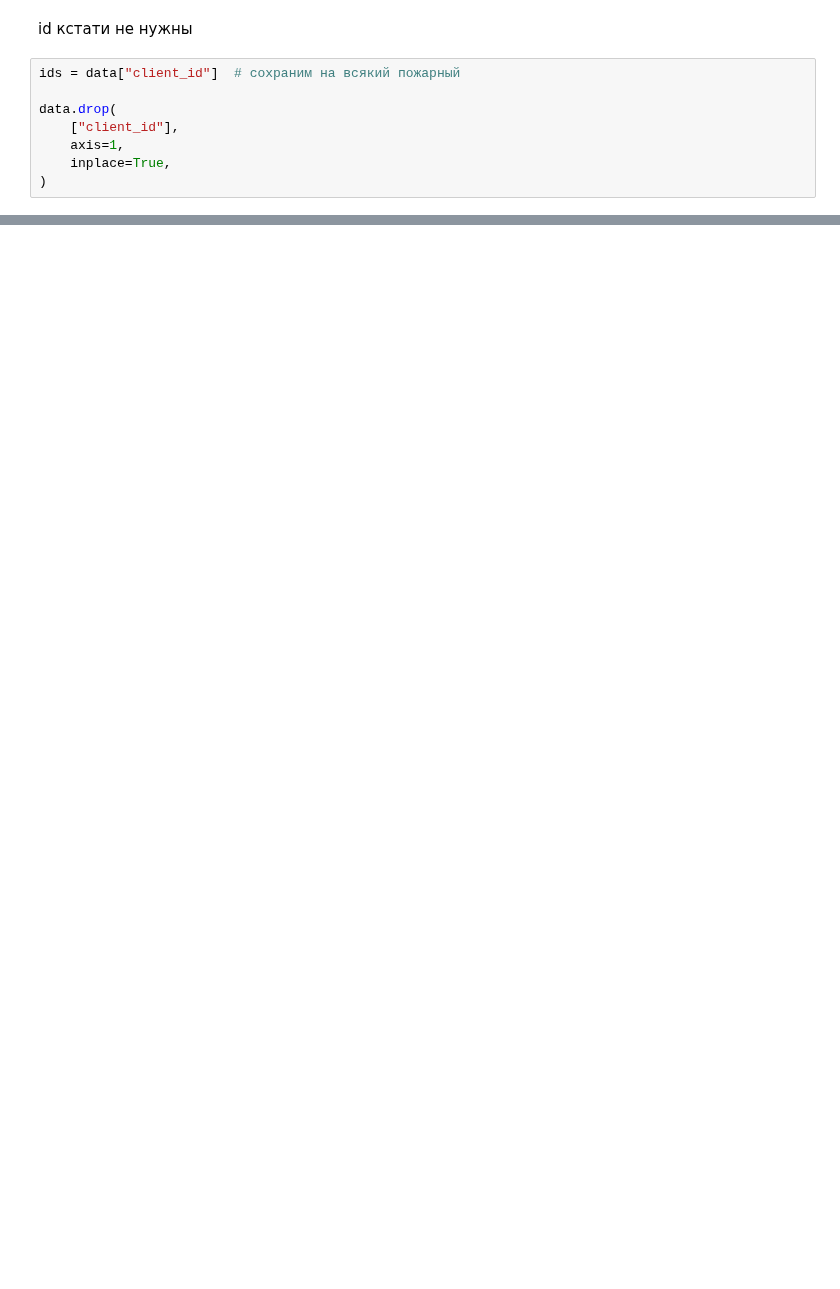
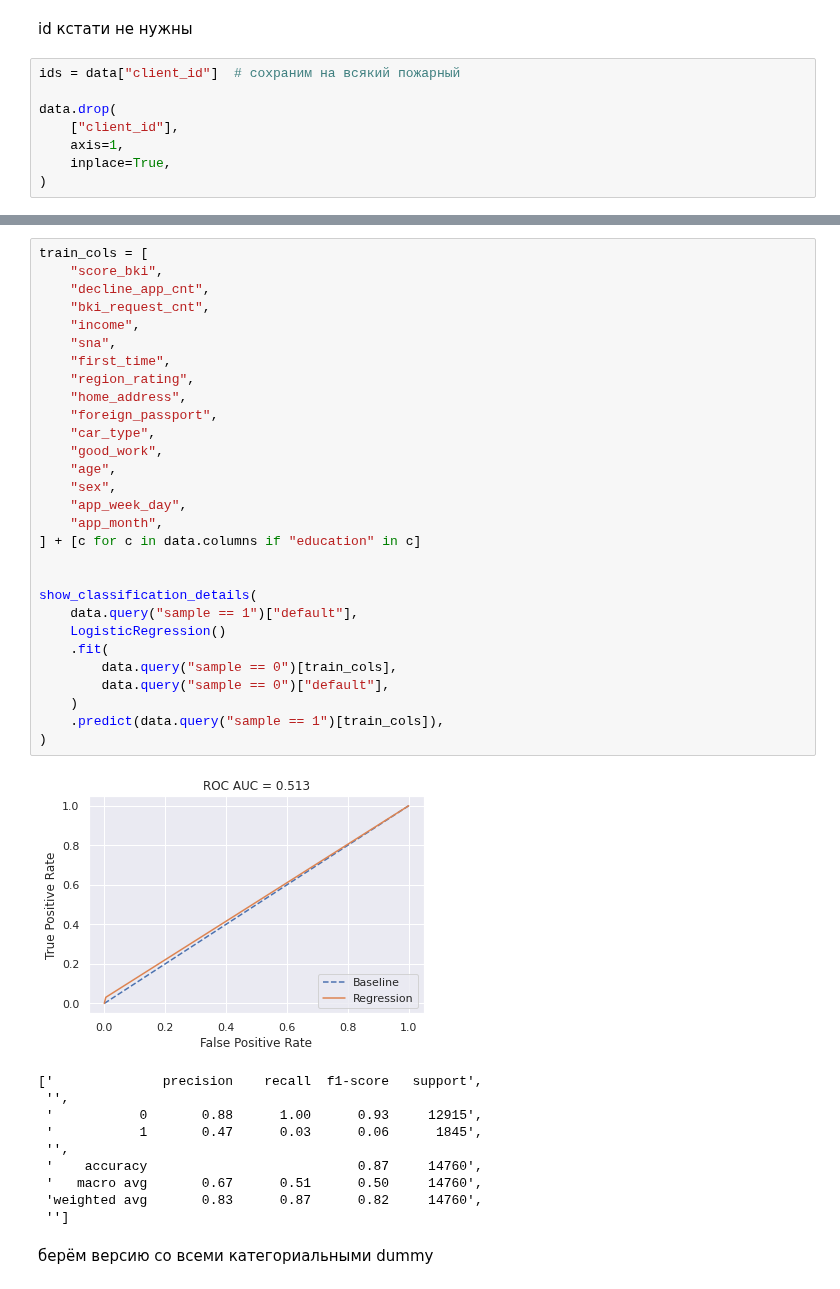
Before and after one commit to XelorR/sf_project_5, a Jupyter notebook: pp_scoring_from_scratch.ipynb, the cells around one changed output, grey strips where cells are left out. Saved outputs shown, nothing was run; the diff lists cells and outputs as text; blank space fills up the shorter version.

```diff
--- a/pp_scoring_from_scratch.ipynb
+++ b/pp_scoring_from_scratch.ipynb
@@ -299,0 +342,42 @@ dtype: object
+# %%
+train_cols = [
+    "score_bki",
+    "decline_app_cnt",
+    "bki_request_cnt",
+    "income",
+    "sna",
+    "first_time",
+    "region_rating",
+    "home_address",
+    "foreign_passport",
+    "car_type",
+    "good_work",
+    "age",
+    "sex",
+    "app_week_day",
+    "app_month",
+] + [c for c in data.columns if "education" in c]
+
+
+show_classification_details(
+    data.query("sample == 1")["default"],
+    LogisticRegression()
+    .fit(
+        data.query("sample == 0")[train_cols],
+        data.query("sample == 0")["default"],
+    )
+    .predict(data.query("sample == 1")[train_cols]),
+)
+# %% [output]
+[figure, added]
+['              precision    recall  f1-score   support',
+ '',
+ '           0       0.88      1.00      0.93     12915',
+ '           1       0.47      0.03      0.06      1845',
+ '',
+ '    accuracy                           0.87     14760',
+ '   macro avg       0.67      0.51      0.50     14760',
+ 'weighted avg       0.83      0.87      0.82     14760',
+ '']
+# %% [markdown]
+берём версию со всеми категориальными dummy
```
Also changed, not shown: parts of 16 cells of this notebook.
